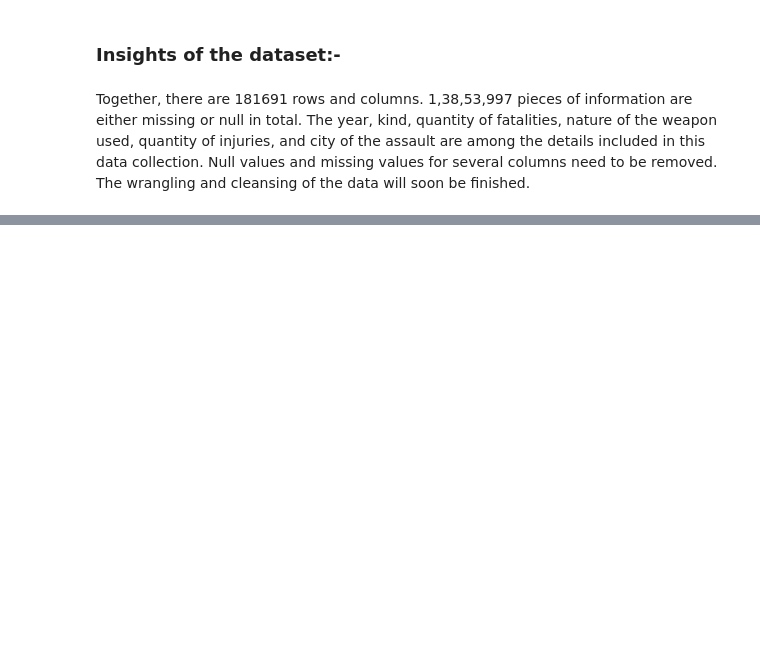
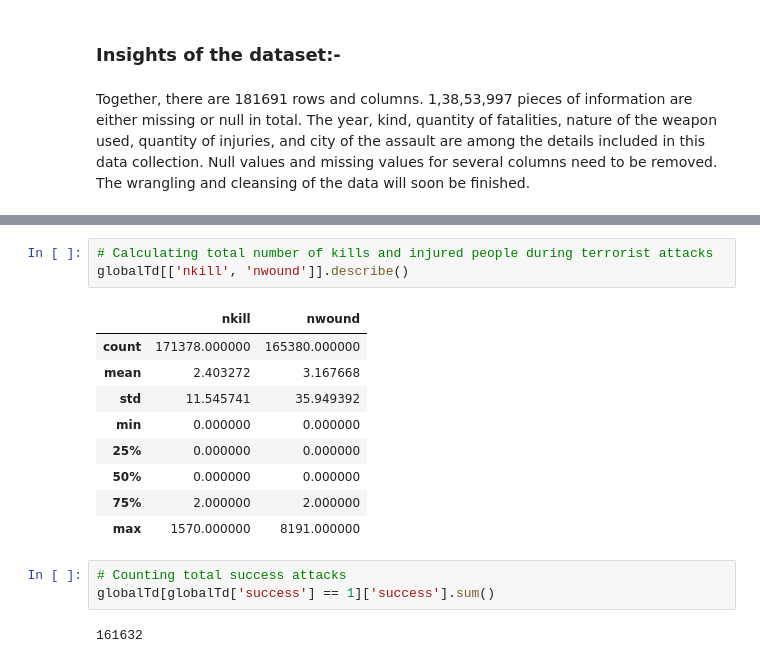
Before and after one commit to NEEL5252/Global-Data-Analysis, a Jupyter notebook: Analyzing_of_the_global_terrorism_dataset.ipynb, the cells around one changed output, grey strips where cells are left out. Saved outputs shown, nothing was run; the diff lists cells and outputs as text; blank space fills up the shorter version.

```diff
--- a/Analyzing_of_the_global_terrorism_dataset.ipynb
+++ b/Analyzing_of_the_global_terrorism_dataset.ipynb
@@ -83,0 +105,18 @@ Together, there are 181691 rows and columns. 1,38,53,997 pieces of information a
+# %%
+# Calculating total number of kills and injured people during terrorist attacks
+globalTd[['nkill', 'nwound']].describe()
+# %% [output]
+|  | nkill | nwound |
+| count | 171378.000000 | 165380.000000 |
+| mean | 2.403272 | 3.167668 |
+| std | 11.545741 | 35.949392 |
+| min | 0.000000 | 0.000000 |
+| 25% | 0.000000 | 0.000000 |
+| 50% | 0.000000 | 0.000000 |
+| 75% | 2.000000 | 2.000000 |
+| max | 1570.000000 | 8191.000000 |
+# %%
+# Counting total success attacks
+globalTd[globalTd['success'] == 1]['success'].sum()
+# %% [output]
+161632
```
Also changed, not shown: parts of 14 cells of this notebook.
